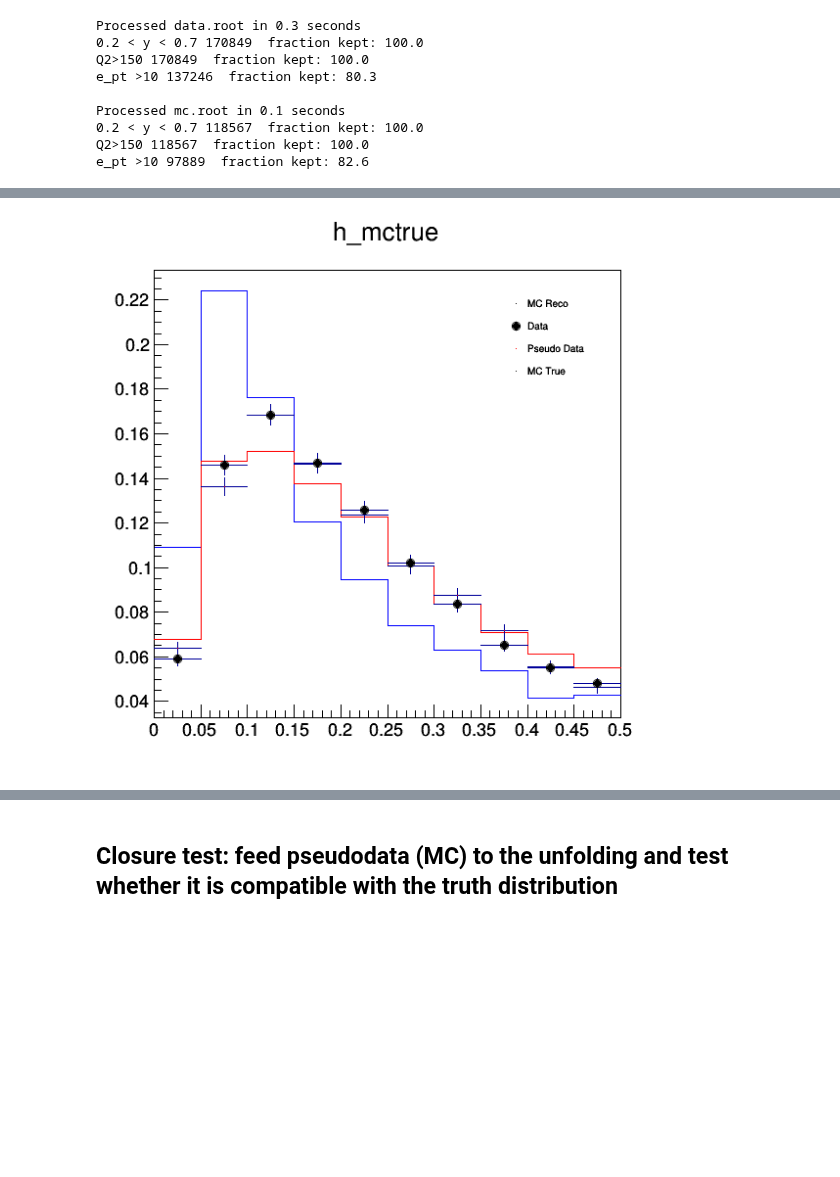
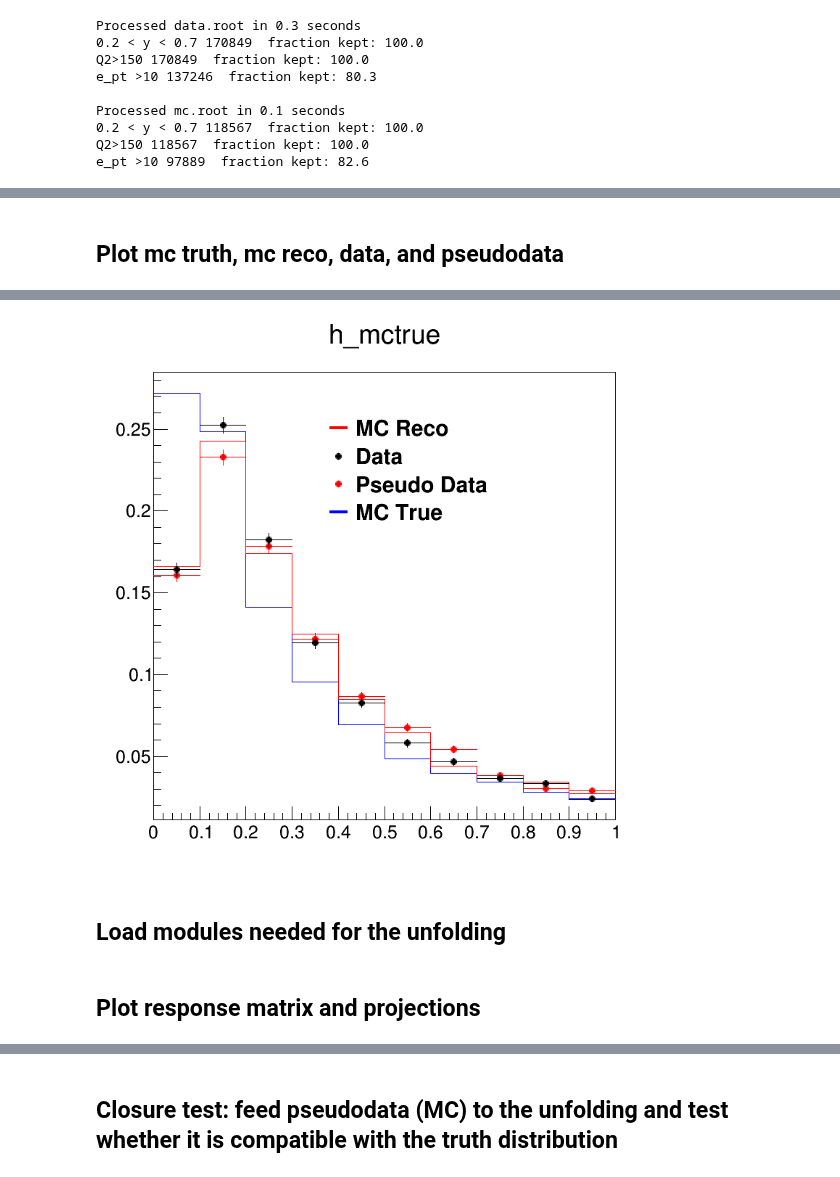
Before and after one commit to miguelignacio/disjets, a Jupyter notebook: Unfolding_RooUnfold.ipynb, the cells around one changed output, grey strips where cells are left out. Drawn from its saved outputs; the diff is of its cells as text; code cells hidden in the pictures; blank space fills up the shorter version.

```diff
--- a/Unfolding_RooUnfold.ipynb
+++ b/Unfolding_RooUnfold.ipynb
@@ -170,6 +178,5 @@ jet_pt>5 125072  fraction kept: 100.0
 # %%
-coarsebins = 10
-finebins = 10
+
 #minval = 2.5
 #maxval = np.pi
 #variable    = 'jet_dphi'
@@ -185,12 +192,25 @@ finebins = 10
 #variable = 'jet_qtnormept'
 #genvariable = 'genjet_qtnormept'
 
+
+coarsebins = 10
+finebins = 10
 minval = 0.0
-maxval = 0.50
+maxval = 1.0
 variable = 'jet_qtnormjetpt'
 genvariable = 'genjet_qtnormjetpt'
+namevariable = r'$q_{T}/p_{T}^{jet}$'
+
+#coarsebins = 10
+#finebins = 10
+#minval = 0
+#maxval = 1.0
+#variable = 'jet_z'
+#genvariable = 'genjet_z'
+#namevariable = r'$z_{jet}$'
 
 
+binwidth = (maxval - minval)/coarsebins
 
 M = ROOT.TH2D("M", "Response Matrix", coarsebins,minval,maxval, finebins,minval,maxval)
 M1 = M.Clone("M1")
@@ -281,16 +318,26 @@ for i in np.arange(len(data_cut[variable])):
+# %% [markdown]
+## Plot mc truth, mc reco, data, and pseudodata
 # %%
 #h_mcreco.SetMarkerStyle(20)
 h_data.SetMarkerStyle(20)
 h_data.SetMarkerColor(ROOT.kBlack)
+h_data.SetLineColor(ROOT.kBlack)
+
 #h_mctrue.SetMarkerStyle(21)
 h_fakedata.SetMarkerColor(ROOT.kRed)
+h_fakedata.SetLineColor(ROOT.kRed)
+
+h_fakedata.SetLineWidth(1)
+
+h_fakedata.SetMarkerStyle(20)
 h_mctrue.SetLineColor(ROOT.kBlue)
 h_mcreco.SetLineColor(ROOT.kRed)
 #h_fakedata.SetLineColor(ROOT.kBlue)
 #h_mctrue.SetLineColor(ROOT.kRed)
 
-creco = ROOT.TCanvas("creco", "creco", 600, 600)
+creco = ROOT.TCanvas("creco", "creco", 800, 800)
 h_mctrue.DrawNormalized()
+h_mctrue.SetMinimum(0.0)
 h_mcreco.DrawNormalized('same')
 h_fakedata.DrawNormalized("e same")
 h_data.DrawNormalized("e same")
@@ -300,12 +347,10 @@ creco.Draw()
 ROOT.gStyle.SetOptStat("")
 
 
-leg1 = ROOT.TLegend(0.7,0.7,0.86, 0.86)
-leg1.SetBorderSize(0)
-leg1.SetFillColor(0)
-leg1.AddEntry( h_mcreco, 'MC Reco', 'p')
-leg1.AddEntry(h_data, 'Data','p')
-leg1.AddEntry(h_fakedata, 'Pseudo Data', 'p')
-leg1.AddEntry( h_mctrue, 'MC True', 'p')
-leg1.Draw()
+label = Legend("")
+label.Add( h_mcreco, 'MC Reco', 'L')
+label.Add(h_data, 'Data','P')
+label.Add(h_fakedata, 'Pseudo Data', 'P')
+label.Add( h_mctrue, 'MC True', 'L')
+label.Draw(.4,.85)
 # %% [output]
@@ -312,2 +358,4 @@ leg1.Draw()
-[figure, old version]
+[figure, new version]
+# %% [markdown]
+## Load modules needed for the unfolding
 # %%
@@ -328,6 +375,8 @@ from Legend import Legend
 from ROOT import TLatex
 # %%
 responseMatrix = M
+# %% [markdown]
+## Plot response matrix and projections
 # %%
 mc_truth = responseMatrix.ProjectionY()
 mc_reco = responseMatrix.ProjectionX()
```
Also changed, not shown: parts of 37 cells of this notebook, 1 other file.
